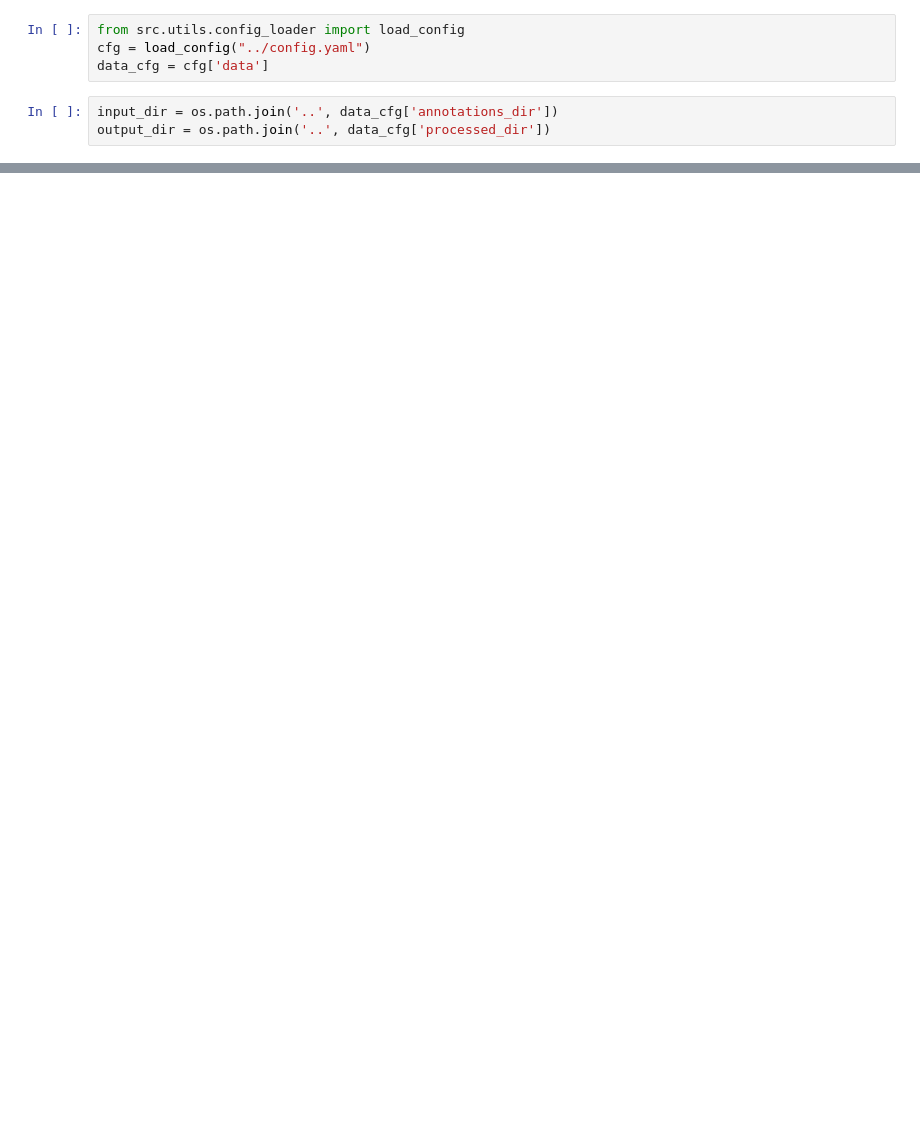
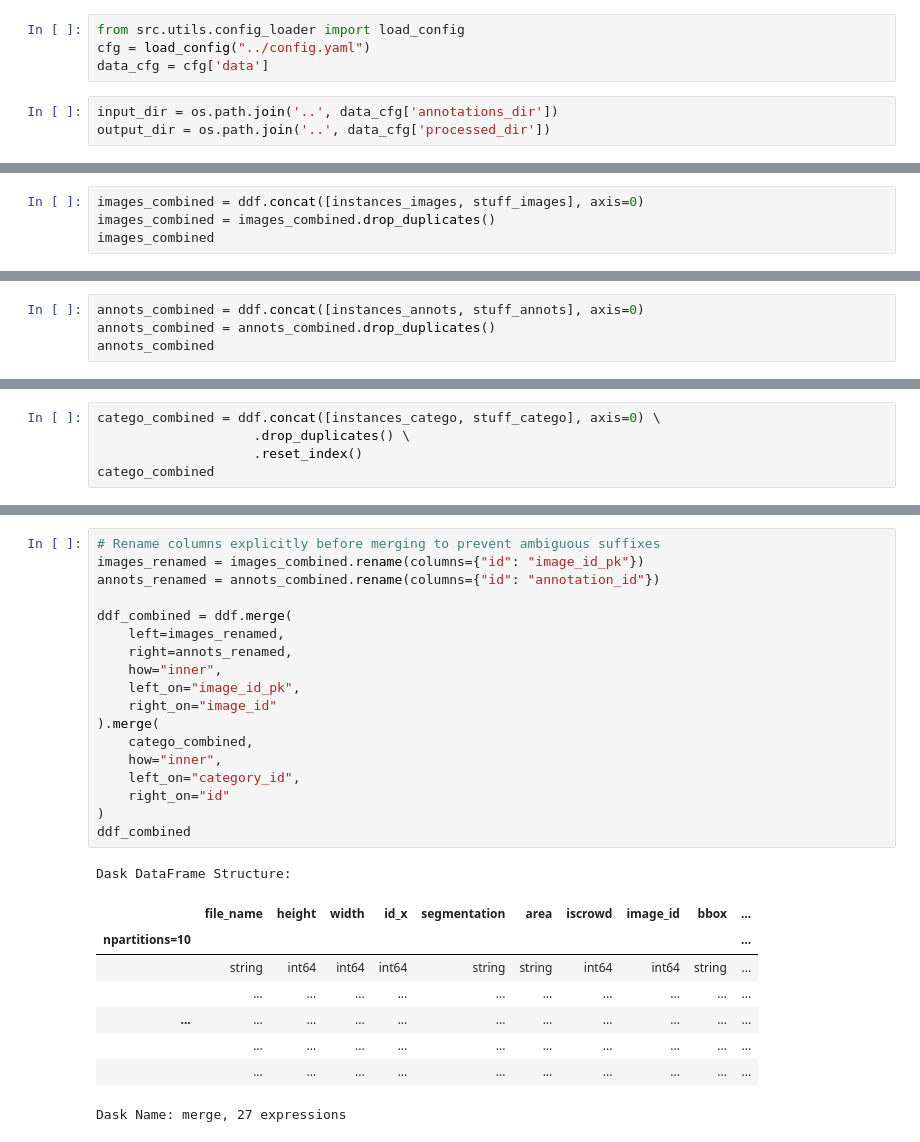
Before and after one commit to DarylFernandes99/custom-yolo-implmentation, a Jupyter notebook: notebooks/01_data_preprocessing.ipynb, the cells around one changed output, grey strips where cells are left out. Saved outputs shown, nothing was run; the diff lists cells and outputs as text; blank space fills up the shorter version.

```diff
--- a/notebooks/01_data_preprocessing.ipynb
+++ b/notebooks/01_data_preprocessing.ipynb
@@ -55,0 +146,4 @@ temp_df
+# %%
+images_combined = ddf.concat([instances_images, stuff_images], axis=0)
+images_combined = images_combined.drop_duplicates()
+images_combined
@@ -55,0 +176,4 @@ temp_df
+# %%
+annots_combined = ddf.concat([instances_annots, stuff_annots], axis=0)
+annots_combined = annots_combined.drop_duplicates()
+annots_combined
@@ -55,0 +206,5 @@ temp_df
+# %%
+catego_combined = ddf.concat([instances_catego, stuff_catego], axis=0) \
+                    .drop_duplicates() \
+                    .reset_index()
+catego_combined
@@ -55,0 +219,28 @@ temp_df
+# %%
+# Rename columns explicitly before merging to prevent ambiguous suffixes
+images_renamed = images_combined.rename(columns={"id": "image_id_pk"})
+annots_renamed = annots_combined.rename(columns={"id": "annotation_id"})
+
+ddf_combined = ddf.merge(
+    left=images_renamed,
+    right=annots_renamed,
+    how="inner",
+    left_on="image_id_pk",
+    right_on="image_id"
+).merge(
+    catego_combined,
+    how="inner",
+    left_on="category_id",
+    right_on="id"
+)
+ddf_combined
+# %% [output]
+Dask DataFrame Structure:
+|  | file_name | height | width | id_x | segmentation | area | iscrowd | image_id | bbox | ... |
+| npartitions=10 |  |  |  |  |  |  |  |  |  | ... |
+|  | string | int64 | int64 | int64 | string | string | int64 | int64 | string | ... |
+|  | ... | ... | ... | ... | ... | ... | ... | ... | ... | ... |
+| ... | ... | ... | ... | ... | ... | ... | ... | ... | ... | ... |
+|  | ... | ... | ... | ... | ... | ... | ... | ... | ... | ... |
+|  | ... | ... | ... | ... | ... | ... | ... | ... | ... | ... |
+Dask Name: merge, 27 expressions
```
Also changed, not shown: parts of 19 cells of this notebook, 13 other files.
